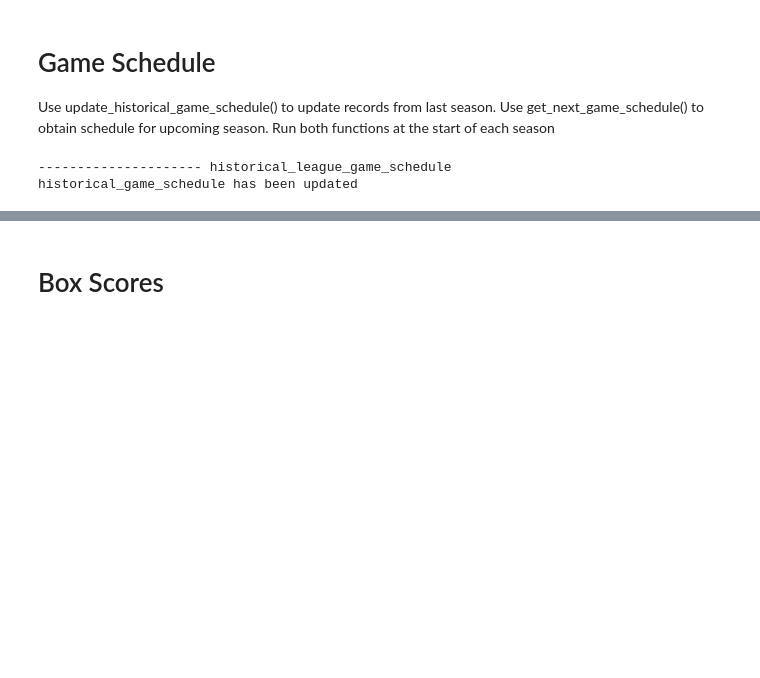
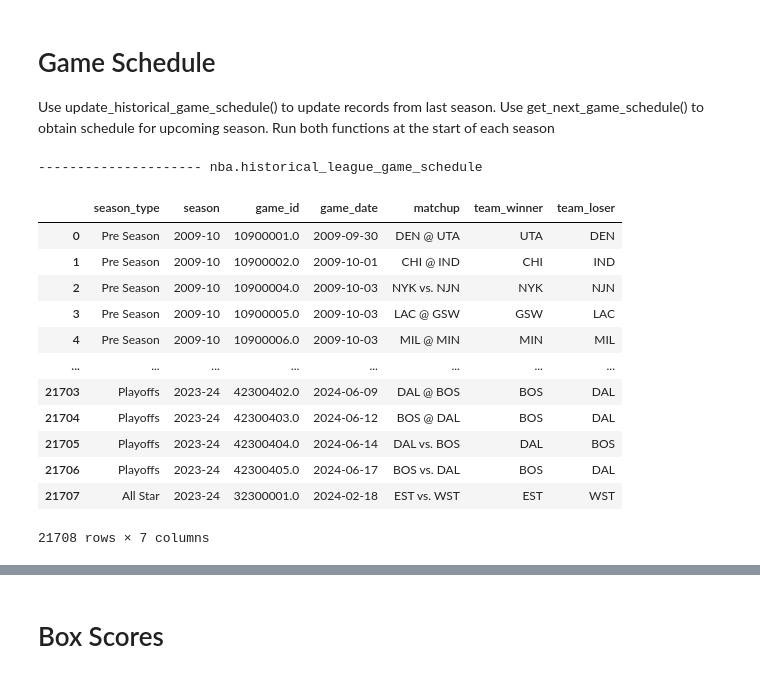
Before and after one commit to shaggycamel/nba_cockroach_db, a Jupyter notebook: manual_update_process.ipynb, the cells around one changed output, grey strips where cells are left out. Cells and saved outputs as stored; diff of their text form; code cells hidden in the pictures; blank space fills up the shorter version.

```diff
--- a/manual_update_process.ipynb
+++ b/manual_update_process.ipynb
@@ -39,8 +66,20 @@ Updated at the start of the season and daily for the rest of the season. Remembe
 # Game Schedule
 Use update_historical_game_schedule() to update records from last season. Use get_next_game_schedule() to obtain schedule for upcoming season. Run both functions at the start of each season
 # %%
-# dh.update_past_game_schedule(db_con)
+dh.update_past_game_schedule(db_con)
 # %% [output]
---------------------- historical_league_game_schedule
-historical_game_schedule has been updated
+--------------------- nba.historical_league_game_schedule
+|  | season_type | season | game_id | game_date | matchup | team_winner | team_loser |
+| 0 | Pre Season | 2009-10 | 10900001.0 | 2009-09-30 | DEN @ UTA | UTA | DEN |
+| 1 | Pre Season | 2009-10 | 10900002.0 | 2009-10-01 | CHI @ IND | CHI | IND |
+| 2 | Pre Season | 2009-10 | 10900004.0 | 2009-10-03 | NYK vs. NJN | NYK | NJN |
+| 3 | Pre Season | 2009-10 | 10900005.0 | 2009-10-03 | LAC @ GSW | GSW | LAC |
+| 4 | Pre Season | 2009-10 | 10900006.0 | 2009-10-03 | MIL @ MIN | MIN | MIL |
+| ... | ... | ... | ... | ... | ... | ... | ... |
+| 21703 | Playoffs | 2023-24 | 42300402.0 | 2024-06-09 | DAL @ BOS | BOS | DAL |
+| 21704 | Playoffs | 2023-24 | 42300403.0 | 2024-06-12 | BOS @ DAL | BOS | DAL |
+| 21705 | Playoffs | 2023-24 | 42300404.0 | 2024-06-14 | DAL vs. BOS | DAL | BOS |
+| 21706 | Playoffs | 2023-24 | 42300405.0 | 2024-06-17 | BOS vs. DAL | BOS | DAL |
+| 21707 | All Star | 2023-24 | 32300001.0 | 2024-02-18 | EST vs. WST | EST | WST |
+21708 rows × 7 columns
 # %%
```
Also changed, not shown: parts of 5 cells of this notebook, 2 other files.
